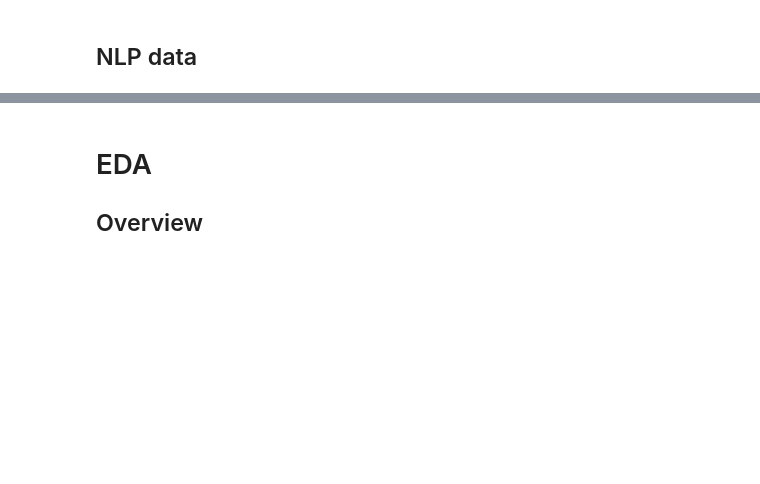
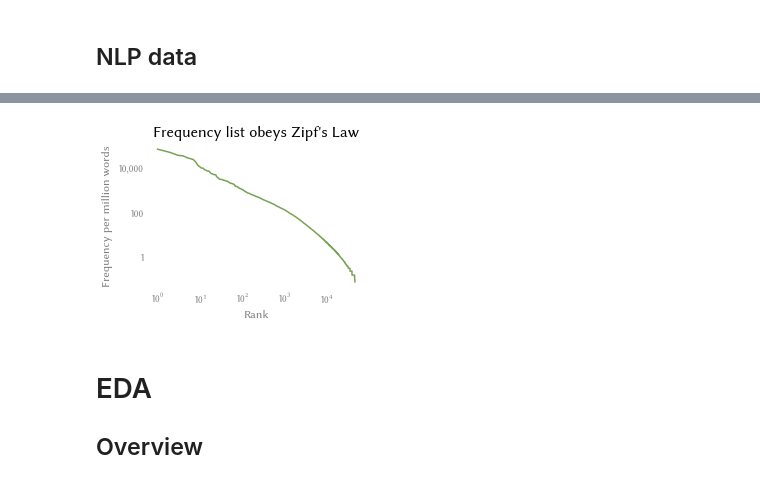
Before and after one commit to alexklapheke/essay, a Jupyter notebook: code/0-Parse_data-EDA.ipynb, the cells around one changed output, grey strips where cells are left out. Drawn from its saved outputs; the diff is of its cells as text; code cells hidden in the pictures; blank space fills up the shorter version.

```diff
--- a/code/0-Parse_data-EDA.ipynb
+++ b/code/0-Parse_data-EDA.ipynb
@@ -84,3 +43,17 @@ freqs.plot.scatter("rank", freq_col, loglog=True);
+# %%
+plt.figure(figsize=(4, 3))
+ax = plt.gca()
+
+freqs["permil"] = freqs[freq_col] * 10
+
+# Demonstrate Zipf's Law on the frequency list as a sanity check
+freqs.sort_values("rank").plot("rank", "permil", loglog=True, ax=ax, color=plotstyle.palette[0], legend=False);
+ax = plotstyle.setup("Frequency list obeys Zipf's Law", "Rank", "Frequency per million words", yformat="{x:,.0f}", ax=ax)
+
+plt.tight_layout()
+plt.savefig("../graphs/anc_zipf.svg", transparent=True)
+# %% [output]
+[figure, added]
 # %%
 # Words that signal a transition from one paragraph to another. Sources:
 # <https://en.wiktionary.org/wiki/Category:English_conjunctive_adverbs>
```
Also changed, not shown: parts of 27 cells of this notebook, 47 other files.
